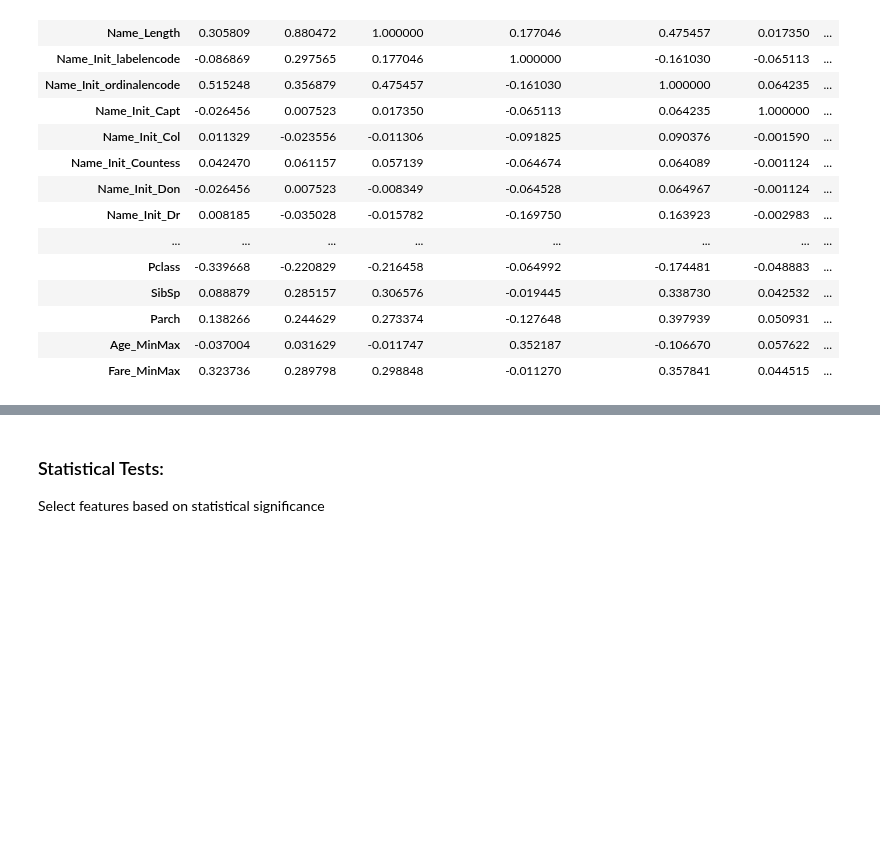
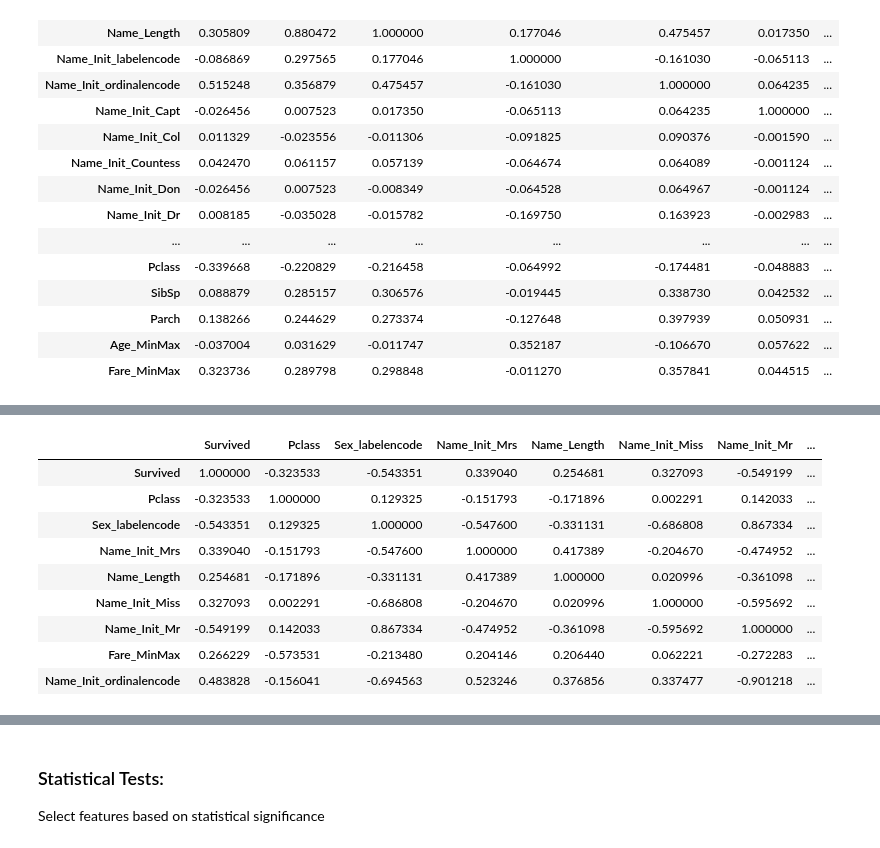
Before and after one commit to Rahul-404/Titanic_Problem_Kaggel, a Jupyter notebook: 4_Feature_Selection.ipynb, the cells around one changed output, grey strips where cells are left out. Drawn from its saved outputs; the diff is of its cells as text; code cells hidden in the pictures; blank space fills up the shorter version.

```diff
--- a/4_Feature_Selection.ipynb
+++ b/4_Feature_Selection.ipynb
@@ -149,0 +358,13 @@ df_corr_spearman.style.applymap(highlight_scores, subset=df.columns)
+# %%
+df_corr_kendall.style.applymap(highlight_scores, subset=df_corr_kendall.columns)
+# %% [output]
+|  | Survived | Pclass | Sex_labelencode | Name_Init_Mrs | Name_Length | Name_Init_Miss | Name_Init_Mr | ... |
+| Survived | 1.000000 | -0.323533 | -0.543351 | 0.339040 | 0.254681 | 0.327093 | -0.549199 | ... |
+| Pclass | -0.323533 | 1.000000 | 0.129325 | -0.151793 | -0.171896 | 0.002291 | 0.142033 | ... |
+| Sex_labelencode | -0.543351 | 0.129325 | 1.000000 | -0.547600 | -0.331131 | -0.686808 | 0.867334 | ... |
+| Name_Init_Mrs | 0.339040 | -0.151793 | -0.547600 | 1.000000 | 0.417389 | -0.204670 | -0.474952 | ... |
+| Name_Length | 0.254681 | -0.171896 | -0.331131 | 0.417389 | 1.000000 | 0.020996 | -0.361098 | ... |
+| Name_Init_Miss | 0.327093 | 0.002291 | -0.686808 | -0.204670 | 0.020996 | 1.000000 | -0.595692 | ... |
+| Name_Init_Mr | -0.549199 | 0.142033 | 0.867334 | -0.474952 | -0.361098 | -0.595692 | 1.000000 | ... |
+| Fare_MinMax | 0.266229 | -0.573531 | -0.213480 | 0.204146 | 0.206440 | 0.062221 | -0.272283 | ... |
+| Name_Init_ordinalencode | 0.483828 | -0.156041 | -0.694563 | 0.523246 | 0.376856 | 0.337477 | -0.901218 | ... |
```
Also changed, not shown: parts of 22 cells of this notebook.
